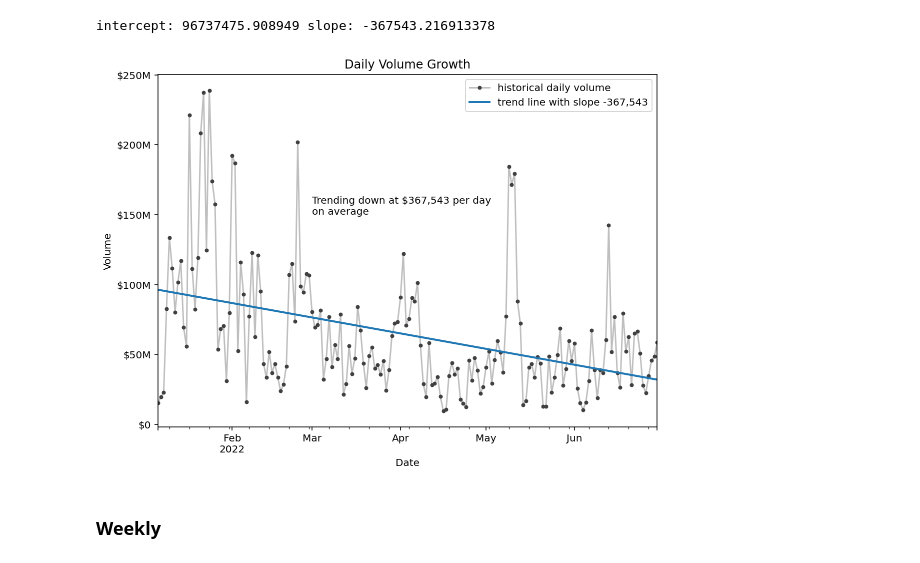
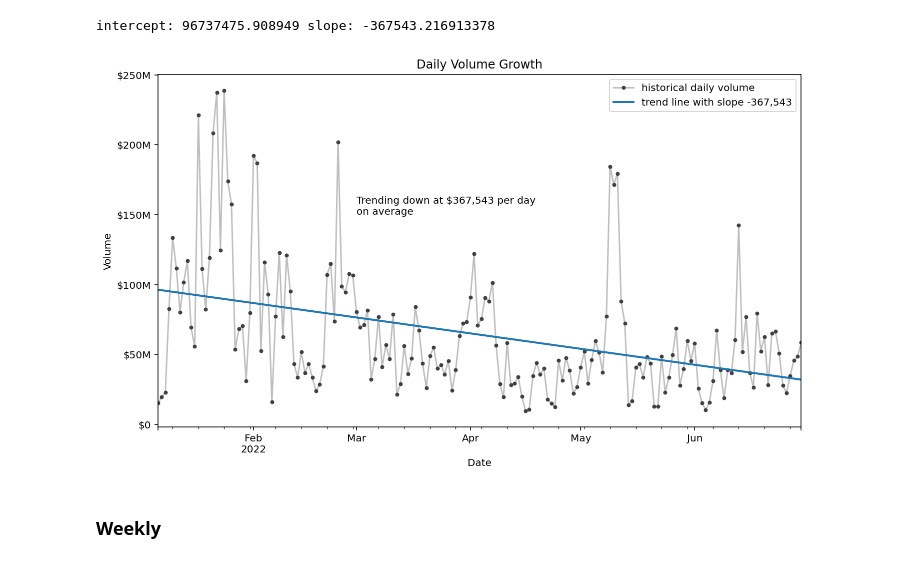
Before and after one commit to coindataschool/GMX, a Jupyter notebook: notebook/Avalanche/fees_volume_growth.ipynb, the cells around one changed output. Saved outputs shown, nothing was run; the diff lists cells and outputs as text; code cells hidden in the pictures.

```diff
--- a/notebook/Avalanche/fees_volume_growth.ipynb
+++ b/notebook/Avalanche/fees_volume_growth.ipynb
@@ -12,7 +12,7 @@ pd.set_option('display.max_rows', 50)
 pd.options.display.float_format = '{:,.4f}'.format
 
 %matplotlib inline
-plt.rcParams['figure.figsize'] = (8, 6)
+plt.rcParams['figure.figsize'] = (10, 6)
 
 # Makes graphs crisp. Only use if you don't have a lot of points/lines on your graph.
 %config InlineBackend.figure_formats = ['svg', 'retina'] # use svg, then retina if svg is not supported
@@ -200,15 +200,14 @@ intercept: 96737475.908949 slope: -367543.216913378
 # %%
 ax = plot_timeseries_with_trendline(
     y, yhat, title='Daily Volume Growth', ylabel='Volume',
     ytru_legend='historical daily volume', yhat_legend="trend line with slope {:,.0f}".format(slope))
 formatter = FuncFormatter(human_format_dollar_or_num(dollar=True, decimals=0))
 ax.yaxis.set_major_formatter(formatter)
 ax.text('2022-03-01', 150e6, "Trending down at ${:,.0f} per day\non average".format(abs(slope)))
-ax.legend()
 plt.tight_layout()
 plt.savefig(os.path.join(save_fig_dir, 'daily_volume_growth_trend.png'), dpi=300);
 # %% [output]
-[figure, old version]
+[figure, new version]
 # %% [markdown]
 ### Weekly
 # %%
```
Also changed, not shown: parts of 4 cells of this notebook, 7 other files.
